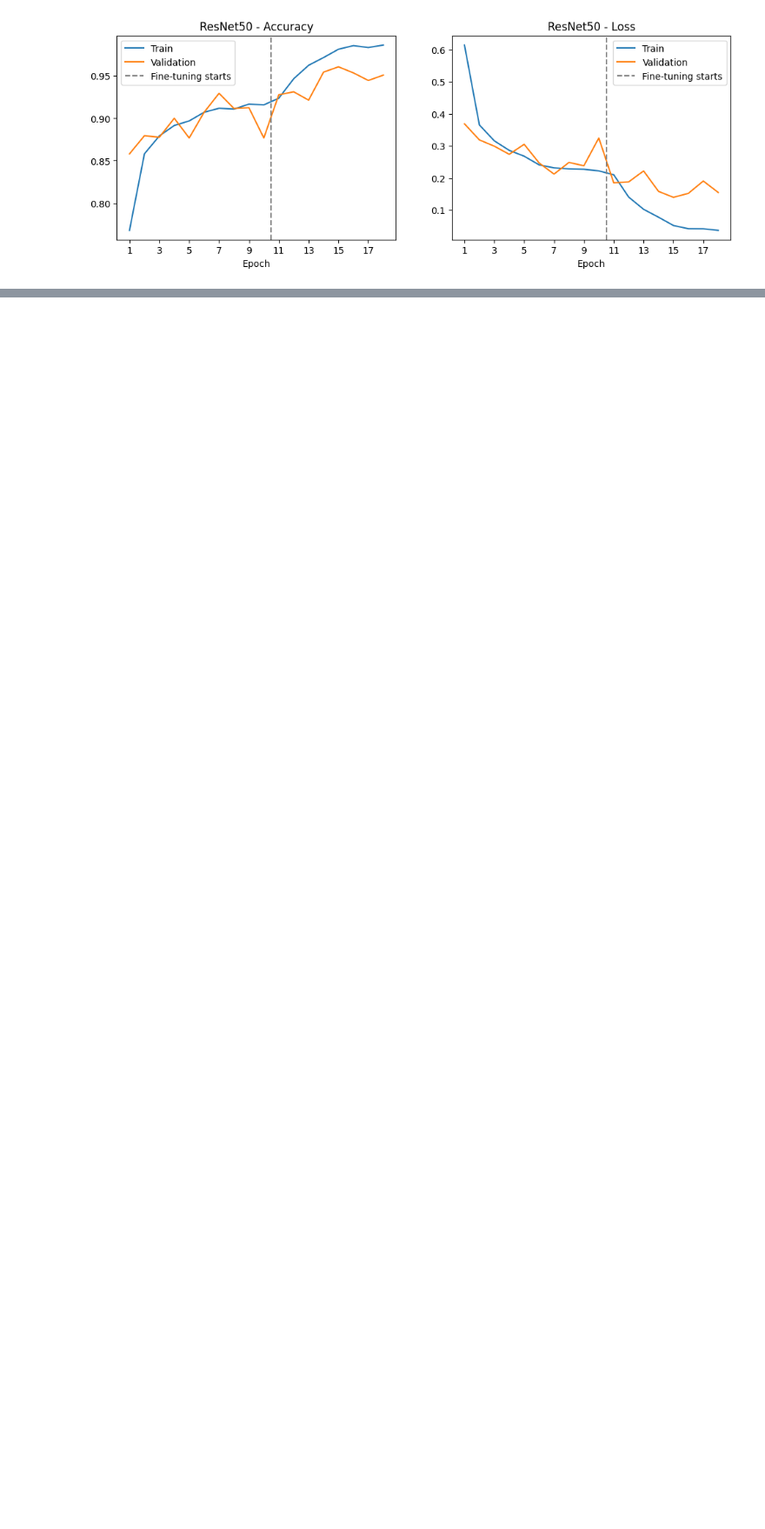
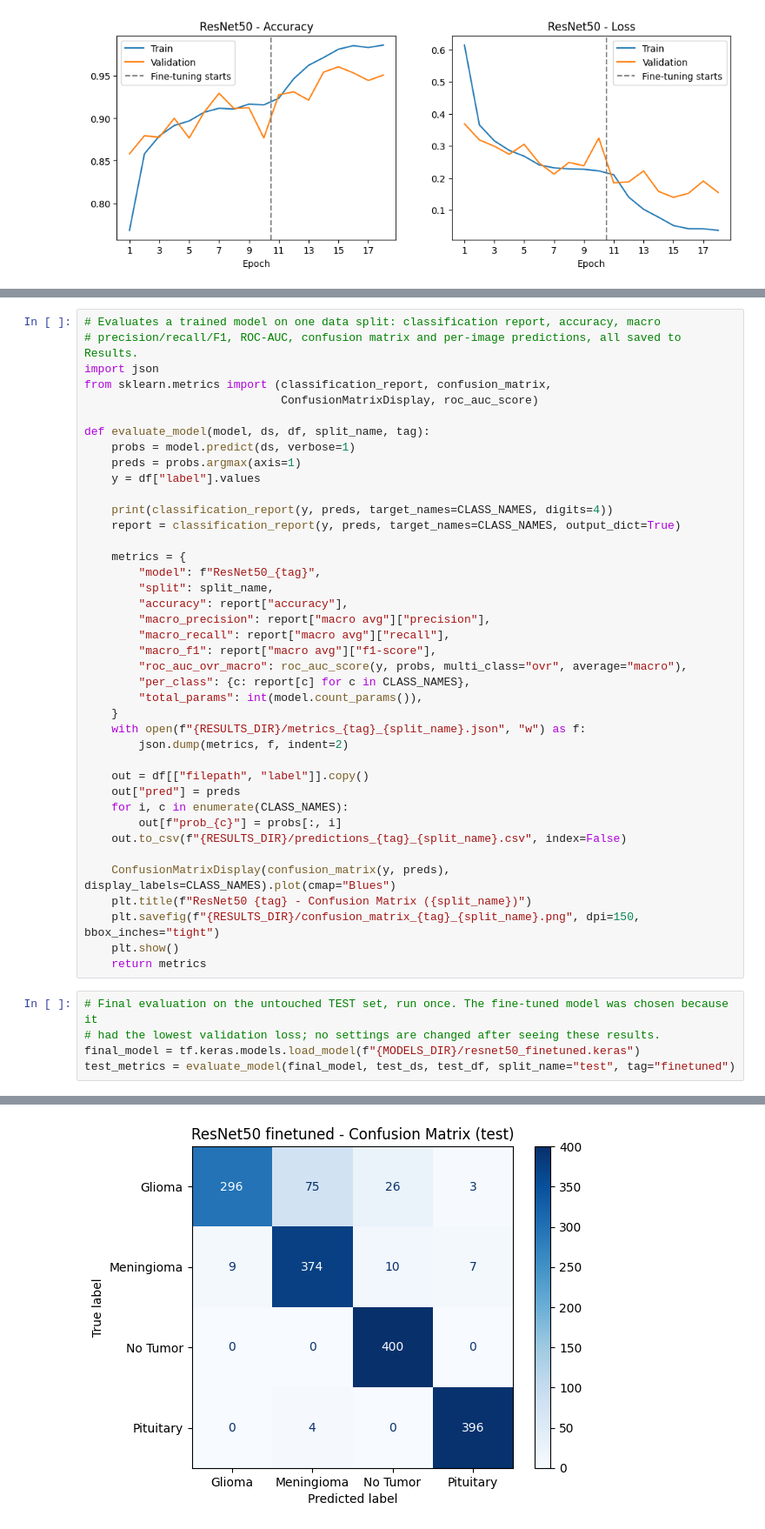
Before and after one commit to SavindiPanditha/SE4050-Brain-Tumor-Classification, a Jupyter notebook: 03_ResNet50.ipynb, the cells around one changed output, grey strips where cells are left out. Shown at 87% size. Cells and saved outputs as stored; diff of their text form; blank space fills up the shorter version.

Commit message:
ResNet50: final test evaluation of fine-tuned model (metrics, confusion matrix, predictions)

```diff
--- a/03_ResNet50.ipynb
+++ b/03_ResNet50.ipynb
@@ -312,0 +315,46 @@ plt.show()
+# %%
+# Evaluates a trained model on one data split: classification report, accuracy, macro
+# precision/recall/F1, ROC-AUC, confusion matrix and per-image predictions, all saved to Results.
+import json
+from sklearn.metrics import (classification_report, confusion_matrix,
+                             ConfusionMatrixDisplay, roc_auc_score)
+
+def evaluate_model(model, ds, df, split_name, tag):
+    probs = model.predict(ds, verbose=1)
+    preds = probs.argmax(axis=1)
+    y = df["label"].values
+
+    print(classification_report(y, preds, target_names=CLASS_NAMES, digits=4))
+    report = classification_report(y, preds, target_names=CLASS_NAMES, output_dict=True)
+
+    metrics = {
+        "model": f"ResNet50_{tag}",
+        "split": split_name,
+        "accuracy": report["accuracy"],
+        "macro_precision": report["macro avg"]["precision"],
+        "macro_recall": report["macro avg"]["recall"],
+        "macro_f1": report["macro avg"]["f1-score"],
+        "roc_auc_ovr_macro": roc_auc_score(y, probs, multi_class="ovr", average="macro"),
+        "per_class": {c: report[c] for c in CLASS_NAMES},
+        "total_params": int(model.count_params()),
+    }
+    with open(f"{RESULTS_DIR}/metrics_{tag}_{split_name}.json", "w") as f:
+        json.dump(metrics, f, indent=2)
+
+    out = df[["filepath", "label"]].copy()
+    out["pred"] = preds
+    for i, c in enumerate(CLASS_NAMES):
+        out[f"prob_{c}"] = probs[:, i]
+    out.to_csv(f"{RESULTS_DIR}/predictions_{tag}_{split_name}.csv", index=False)
+
+    ConfusionMatrixDisplay(confusion_matrix(y, preds), display_labels=CLASS_NAMES).plot(cmap="Blues")
+    plt.title(f"ResNet50 {tag} - Confusion Matrix ({split_name})")
+    plt.savefig(f"{RESULTS_DIR}/confusion_matrix_{tag}_{split_name}.png", dpi=150, bbox_inches="tight")
+    plt.show()
+    return metrics
+# %%
+# Final evaluation on the untouched TEST set, run once. The fine-tuned model was chosen because it
+# had the lowest validation loss; no settings are changed after seeing these results.
+final_model = tf.keras.models.load_model(f"{MODELS_DIR}/resnet50_finetuned.keras")
+test_metrics = evaluate_model(final_model, test_ds, test_df, split_name="test", tag="finetuned")
+# %% [output]
@@ -312,0 +372 @@ plt.show()
+[figure, added]
```
Also changed, not shown: parts of 2 cells of this notebook.
